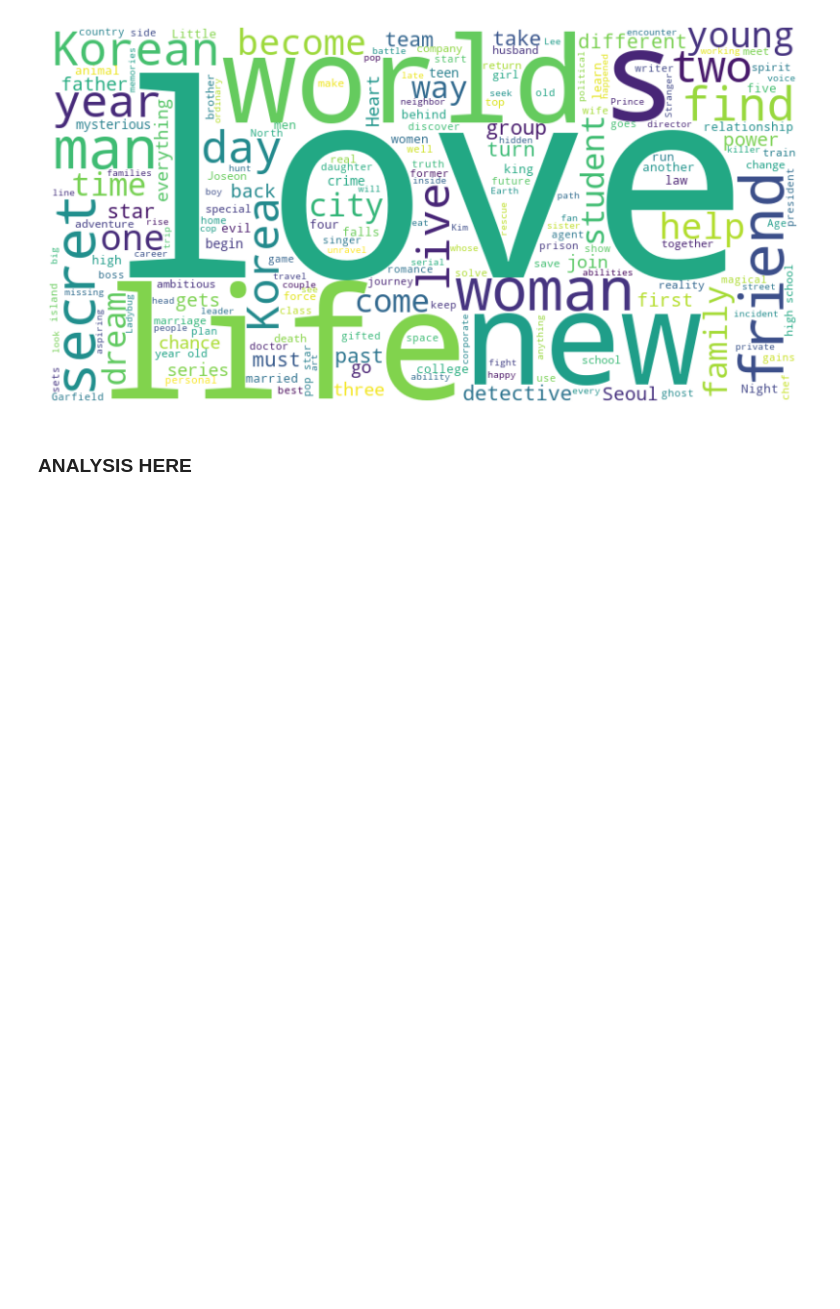
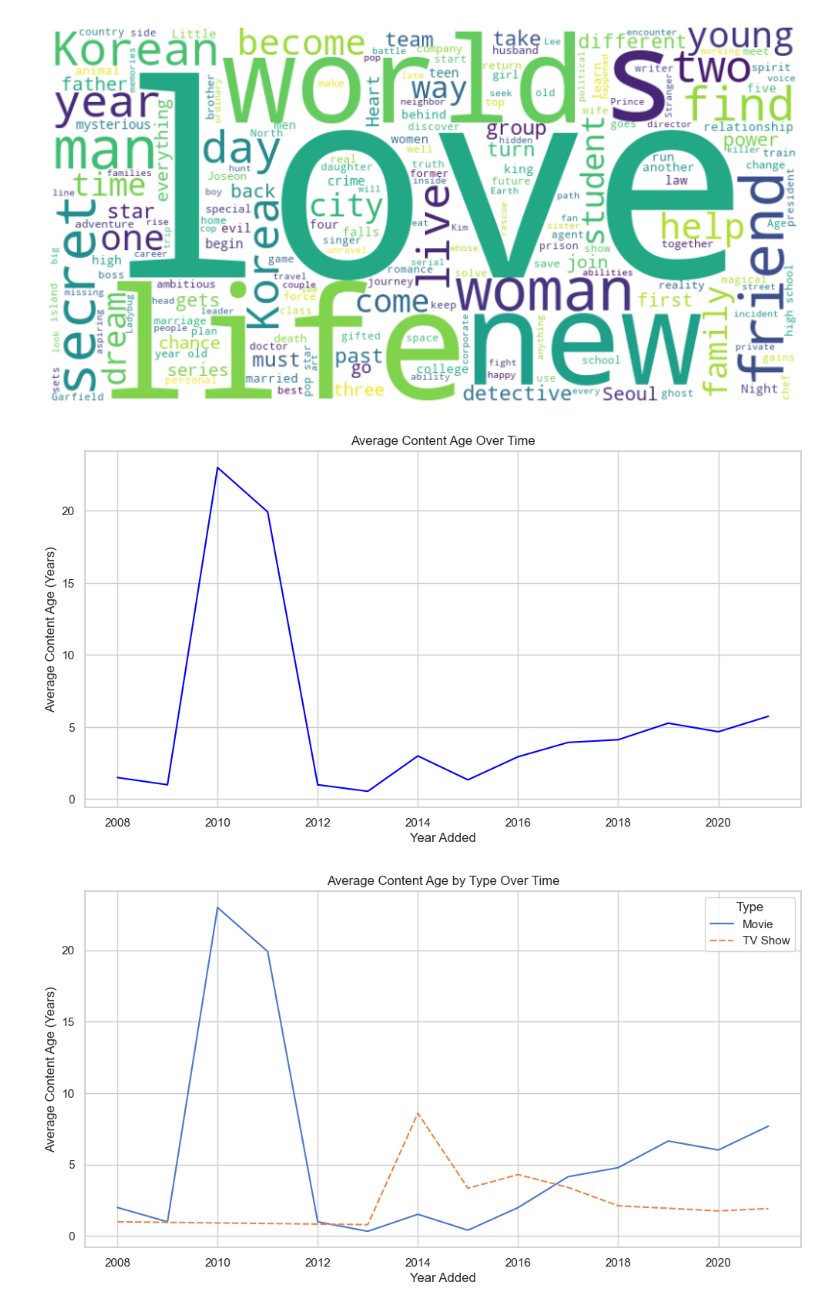
Before and after one commit to CSHieuV/MetaDataAnalysisCompetition, a Jupyter notebook: MetaAnalysis.ipynb, the cells around one changed output. Saved outputs shown, nothing was run; the diff lists cells and outputs as text; code cells hidden in the pictures; blank space fills up the shorter version.

```diff
--- a/MetaAnalysis.ipynb
+++ b/MetaAnalysis.ipynb
@@ -744,5 +744,30 @@ plt.axis('off')
 plt.show()
 # %% [output]
 [figure]
-# %% [markdown]
-### ANALYSIS HERE
+# %%
+# Enhancing the visibility of the graphs for Average Content Age Over Time and by Type
+
+# Setting up a more vivid color palette
+vivid_palette = sns.color_palette("muted", n_colors=2)
+
+# Plotting Content Age Trend Over Time with enhanced visibility
+plt.figure(figsize=(12, 6))
+sns.lineplot(data=content_age_trend, color='blue')
+plt.title('Average Content Age Over Time')
+plt.xlabel('Year Added')
+plt.ylabel('Average Content Age (Years)')
+plt.grid(True)
+plt.show()
+
+# Plotting Content Age by Type with enhanced visibility
+plt.figure(figsize=(12, 6))
+sns.lineplot(data=content_age_by_type, palette=vivid_palette)
+plt.title('Average Content Age by Type Over Time')
+plt.xlabel('Year Added')
+plt.ylabel('Average Content Age (Years)')
+plt.grid(True)
+plt.legend(title='Type')
+plt.show()
+# %% [output]
+[figure, added]
+[figure, added]
```
Also changed, not shown: parts of 2 cells of this notebook.
